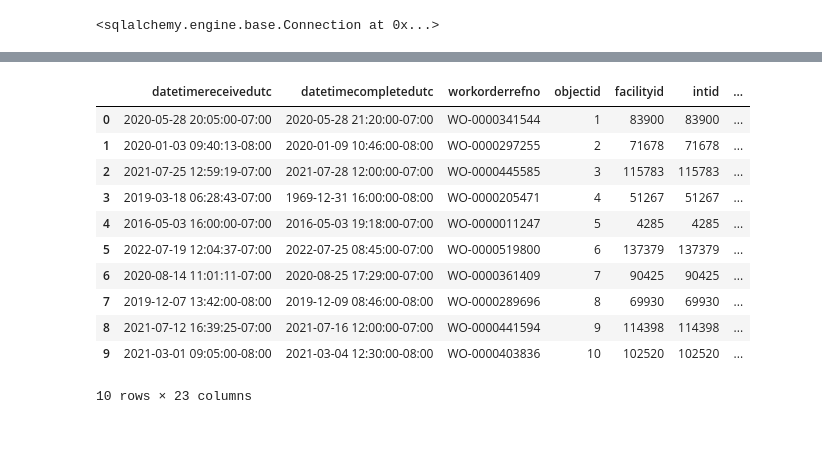
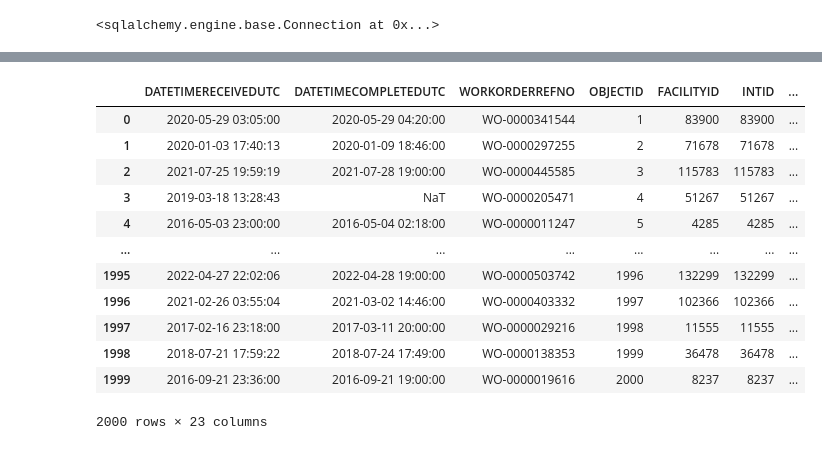
Before and after one commit to DerikVo/San_Jose_illegal_Dumping, a Jupyter notebook: src/python_and_sql.ipynb, the cells around one changed output, grey strips where cells are left out. Drawn from its saved outputs; the diff is of its cells as text; code cells hidden in the pictures.

```diff
--- a/src/python_and_sql.ipynb
+++ b/src/python_and_sql.ipynb
@@ -10,22 +91,23 @@ engine.connect()
 # %%
 query = """
 SELECT *
 FROM
-    illegal_dumping
-LIMIT 10
+    "Illegal_Dumping"
+
 """
 
 pd.read_sql(query, con=engine)
 # %% [output]
-|  | datetimereceivedutc | datetimecompletedutc | workorderrefno | objectid | facilityid | intid | ... |
-| 0 | 2020-05-28 20:05:00-07:00 | 2020-05-28 21:20:00-07:00 | WO-0000341544 | 1 | 83900 | 83900 | ... |
-| 1 | 2020-01-03 09:40:13-08:00 | 2020-01-09 10:46:00-08:00 | WO-0000297255 | 2 | 71678 | 71678 | ... |
-| 2 | 2021-07-25 12:59:19-07:00 | 2021-07-28 12:00:00-07:00 | WO-0000445585 | 3 | 115783 | 115783 | ... |
-| 3 | 2019-03-18 06:28:43-07:00 | 1969-12-31 16:00:00-08:00 | WO-0000205471 | 4 | 51267 | 51267 | ... |
-| 4 | 2016-05-03 16:00:00-07:00 | 2016-05-03 19:18:00-07:00 | WO-0000011247 | 5 | 4285 | 4285 | ... |
-| 5 | 2022-07-19 12:04:37-07:00 | 2022-07-25 08:45:00-07:00 | WO-0000519800 | 6 | 137379 | 137379 | ... |
-| 6 | 2020-08-14 11:01:11-07:00 | 2020-08-25 17:29:00-07:00 | WO-0000361409 | 7 | 90425 | 90425 | ... |
-| 7 | 2019-12-07 13:42:00-08:00 | 2019-12-09 08:46:00-08:00 | WO-0000289696 | 8 | 69930 | 69930 | ... |
-| 8 | 2021-07-12 16:39:25-07:00 | 2021-07-16 12:00:00-07:00 | WO-0000441594 | 9 | 114398 | 114398 | ... |
-| 9 | 2021-03-01 09:05:00-08:00 | 2021-03-04 12:30:00-08:00 | WO-0000403836 | 10 | 102520 | 102520 | ... |
+|  | DATETIMERECEIVEDUTC | DATETIMECOMPLETEDUTC | WORKORDERREFNO | OBJECTID | FACILITYID | INTID | ... |
+| 0 | 2020-05-29 03:05:00 | 2020-05-29 04:20:00 | WO-0000341544 | 1 | 83900 | 83900 | ... |
+| 1 | 2020-01-03 17:40:13 | 2020-01-09 18:46:00 | WO-0000297255 | 2 | 71678 | 71678 | ... |
+| 2 | 2021-07-25 19:59:19 | 2021-07-28 19:00:00 | WO-0000445585 | 3 | 115783 | 115783 | ... |
+| 3 | 2019-03-18 13:28:43 | NaT | WO-0000205471 | 4 | 51267 | 51267 | ... |
+| 4 | 2016-05-03 23:00:00 | 2016-05-04 02:18:00 | WO-0000011247 | 5 | 4285 | 4285 | ... |
+| ... | ... | ... | ... | ... | ... | ... | ... |
+| 1995 | 2022-04-27 22:02:06 | 2022-04-28 19:00:00 | WO-0000503742 | 1996 | 132299 | 132299 | ... |
+| 1996 | 2021-02-26 03:55:04 | 2021-03-02 14:46:00 | WO-0000403332 | 1997 | 102366 | 102366 | ... |
+| 1997 | 2017-02-16 23:18:00 | 2017-03-11 20:00:00 | WO-0000029216 | 1998 | 11555 | 11555 | ... |
+| 1998 | 2018-07-21 17:59:22 | 2018-07-24 17:49:00 | WO-0000138353 | 1999 | 36478 | 36478 | ... |
+| 1999 | 2016-09-21 23:36:00 | 2016-09-21 19:00:00 | WO-0000019616 | 2000 | 8237 | 8237 | ... |
-10 rows × 23 columns
+2000 rows × 23 columns
```
Also changed, not shown: parts of 5 cells of this notebook, 5 other files.
